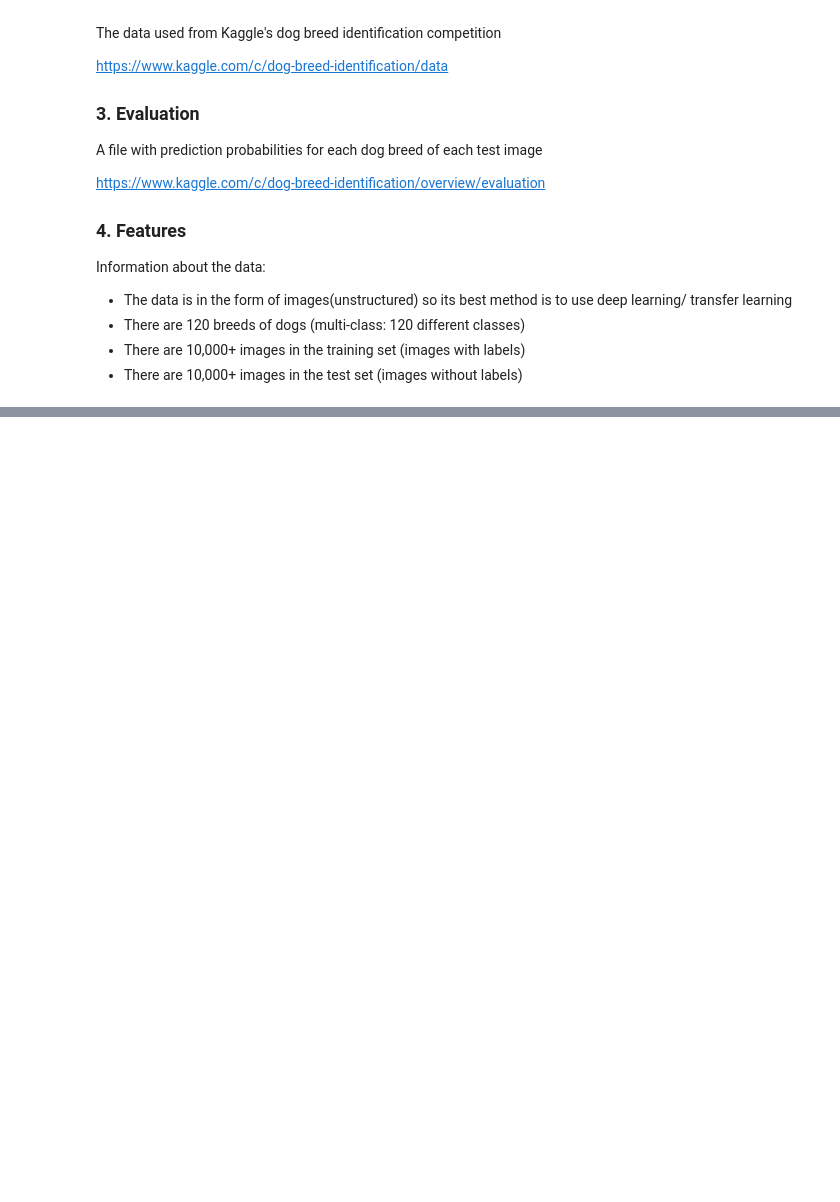
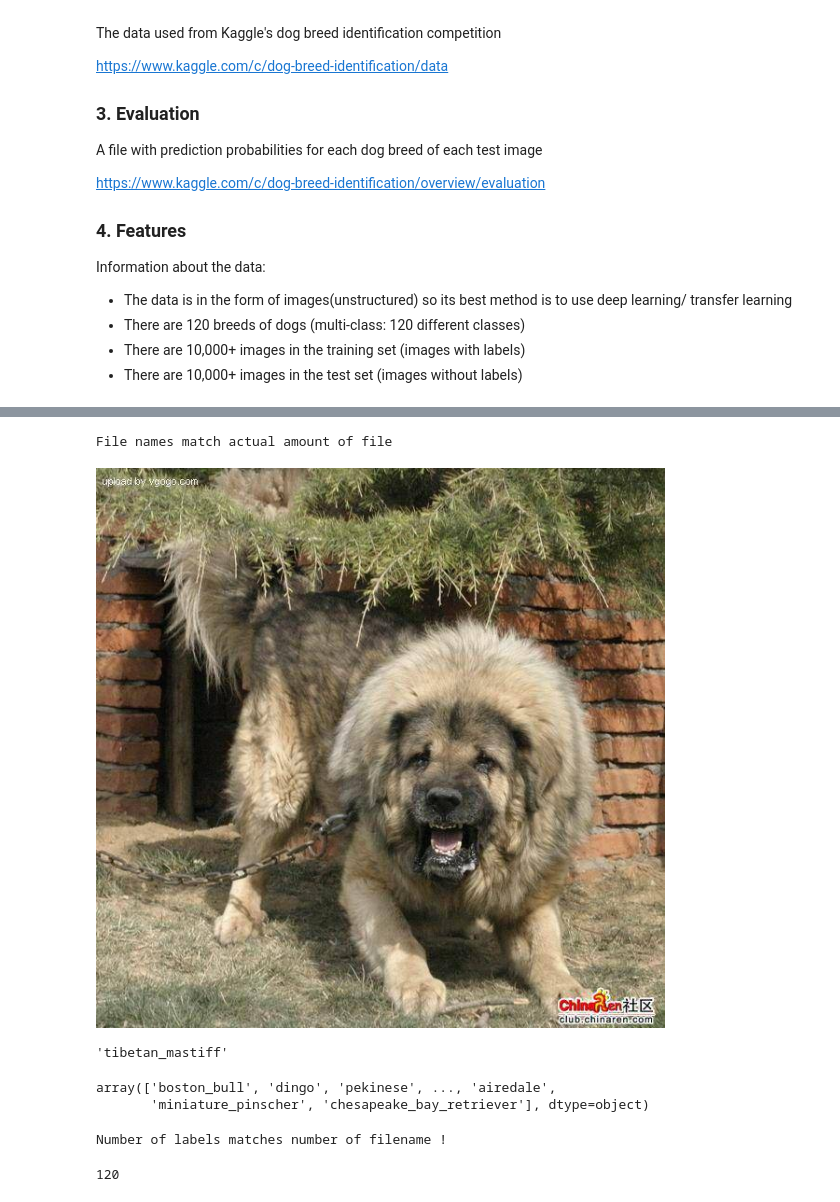
Before and after one commit to abishek-bupathi/dog-breed-identification, a Jupyter notebook: dog_vision.ipynb, the cells around one changed output, grey strips where cells are left out. Cells and saved outputs as stored; diff of their text form; code cells hidden in the pictures; blank space fills up the shorter version.

```diff
--- a/dog_vision.ipynb
+++ b/dog_vision.ipynb
@@ -43,0 +93,4 @@ TF version:  2.2.0
+# %%
+# Create pathnames from image ID's
+filenames = ["drive/My Drive/Dog vision/train/"+fname+".jpg" for fname in labels_csv["id"]]
+filenames[:10]
@@ -43,0 +108,39 @@ TF version:  2.2.0
+# %%
+# Check whether number of file names matches the number of actual image files
+import os
+if len(os.listdir("drive/My Drive/Dog vision/train")) == len(filenames):
+  print("File names match actual amount of file !")
+else:
+  print("Filename do not match the actual amount of files")
+# %% [output]
+File names match actual amount of file
+# %%
+Image(filenames[9000])
+# %% [output]
+[figure, added]
+# %%
+labels_csv["breed"][9000]
+# %% [output]
+'tibetan_mastiff'
+# %%
+# Prepare labels
+import numpy as np
+labels = labels_csv["breed"].to_numpy()
+labels
+# %% [output]
+array(['boston_bull', 'dingo', 'pekinese', ..., 'airedale',
+       'miniature_pinscher', 'chesapeake_bay_retriever'], dtype=object)
+# %%
+# Checking for missing data
+if len(labels) == len (filenames):
+  print("Number of labels matches number of filename !")
+else:
+  print("Number of labels does not match with number of filename")
+# %% [output]
+Number of labels matches number of filename !
+# %%
+# Find the unique label values
+unique_breeds = np.unique(labels)
+len(unique_breeds)
+# %% [output]
+120
```
Also changed, not shown: parts of 13 cells of this notebook.
